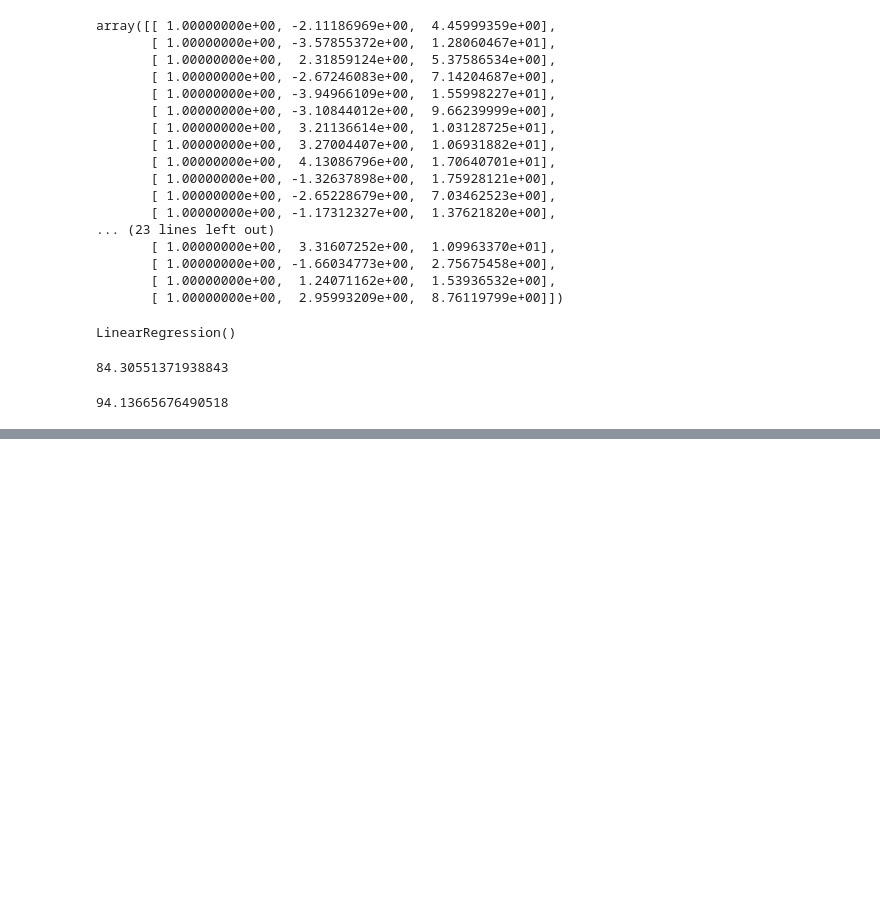
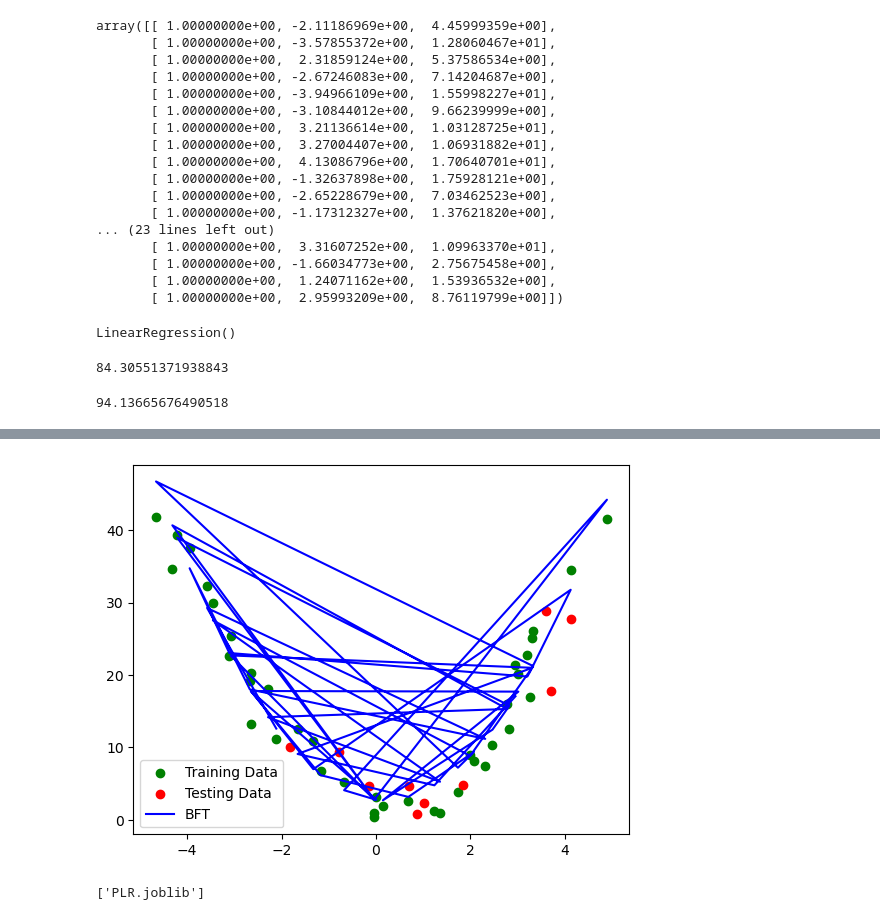
Before and after one commit to SahilKumar-003/Machine-Learning, a Jupyter notebook: PLR.ipynb, the cells around one changed output, grey strips where cells are left out. Drawn from its saved outputs; the diff is of its cells as text; code cells hidden in the pictures; blank space fills up the shorter version.

```diff
--- a/PLR.ipynb
+++ b/PLR.ipynb
@@ -172,0 +181,13 @@ r2_score(y_train,new_y_pred_train)*100
+# %%
+plt.scatter(x_train,y_train, label = "Training Data", color= "Green")
+plt.scatter(x_test,y_test, label = "Testing Data", color= "red")
+plt.plot(x_train,new_y_pred_train, label = "BFT", color = "blue")
+plt.legend()
+plt.show()
+# %% [output]
+[figure, added]
+# %%
+import joblib
+joblib.dump(new_model,"PLR.joblib")
+# %% [output]
+['PLR.joblib']
```
Also changed, not shown: parts of 4 cells of this notebook.
